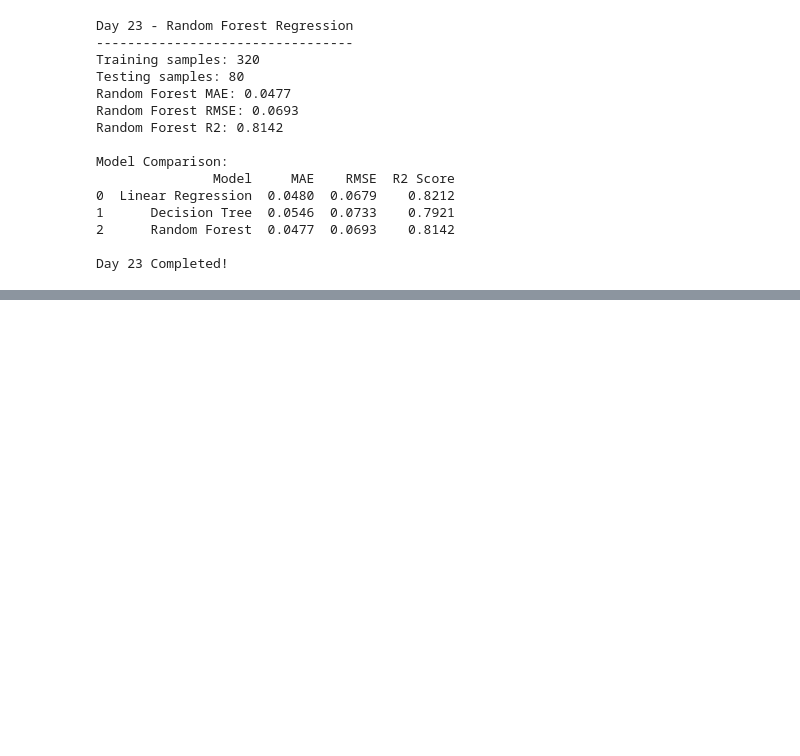
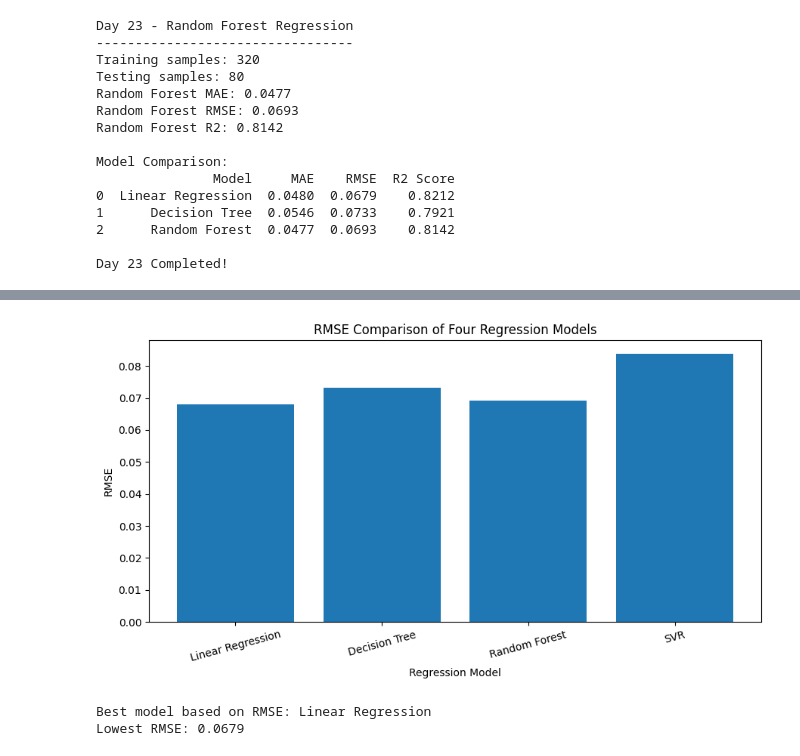
Before and after one commit to sumanamishra1120-ux/Chance-of-Admission-Higher-Studies, a Jupyter notebook: Chance_of_Admission_Higher_Studies.ipynb, the cells around one changed output, grey strips where cells are left out. Drawn from its saved outputs; the diff is of its cells as text; code cells hidden in the pictures; blank space fills up the shorter version.

```diff
--- a/Chance_of_Admission_Higher_Studies.ipynb
+++ b/Chance_of_Admission_Higher_Studies.ipynb
@@ -3957,0 +4180,24 @@ Day 23 Completed!
+# %%
+plt.figure(figsize=(9, 5))
+
+plt.bar(results_df["Model"], results_df["RMSE"])
+
+plt.xlabel("Regression Model")
+plt.ylabel("RMSE")
+plt.title("RMSE Comparison of Four Regression Models")
+
+plt.xticks(rotation=15)
+plt.tight_layout()
+plt.show()
+# %% [output]
+[figure, added]
+# %%
+best_model = results_df.loc[
+    results_df["RMSE"].idxmin()
+]
+
+print("Best model based on RMSE:", best_model["Model"])
+print("Lowest RMSE:", round(best_model["RMSE"], 4))
+# %% [output]
+Best model based on RMSE: Linear Regression
+Lowest RMSE: 0.0679
```
Also changed, not shown: parts of 16 cells of this notebook.
